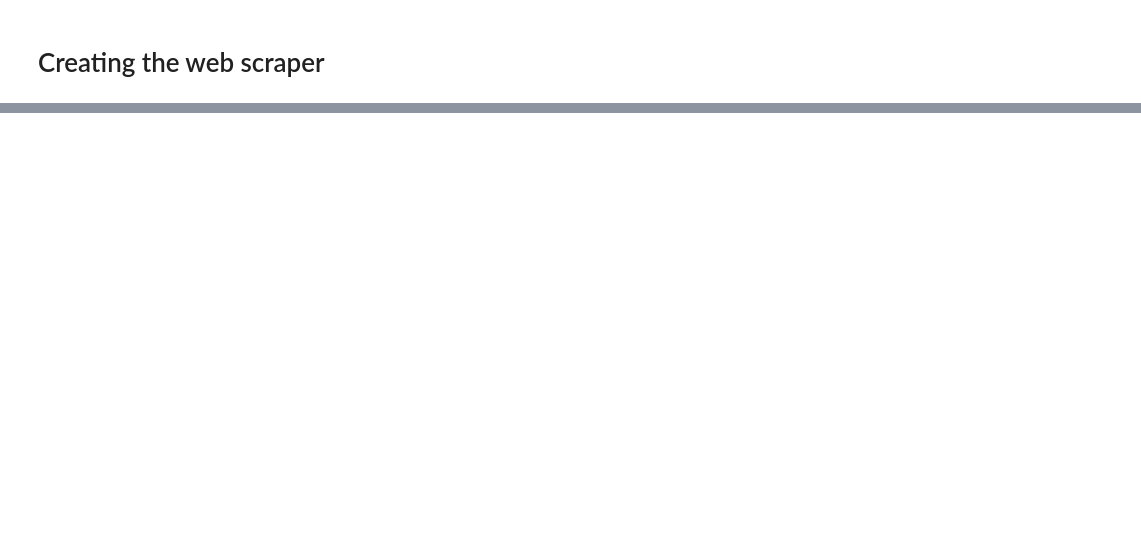
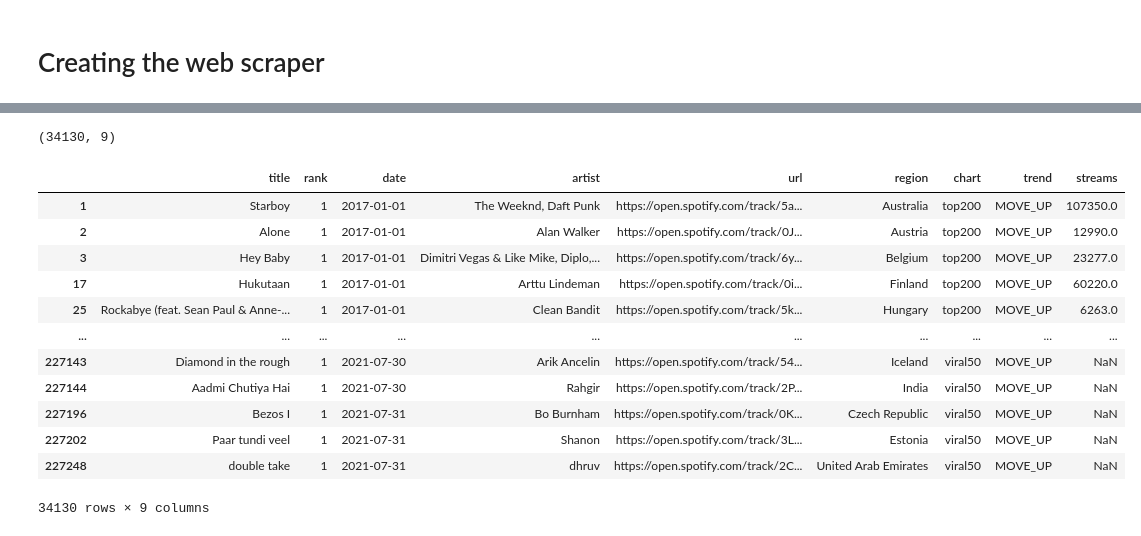
Before and after one commit to HolmQ84/DataScience-ExamProject, a Jupyter notebook: DataScience-SongManagement/JupyterNotebook/Web Scraper for collaborator.ipynb, the cells around one changed output, grey strips where cells are left out. Drawn from its saved outputs; the diff is of its cells as text; code cells hidden in the pictures; blank space fills up the shorter version.

```diff
--- a/DataScience-SongManagement/JupyterNotebook/Web Scraper for collaborator.ipynb
+++ b/DataScience-SongManagement/JupyterNotebook/Web Scraper for collaborator.ipynb
@@ -11,0 +34,2 @@ from bs4 import BeautifulSoup
+# %%
+refined_data = data.loc[(data["rank"] == 1)]
@@ -11,0 +56,20 @@ from bs4 import BeautifulSoup
+# %%
+new_data.shape
+# %% [output]
+(34130, 9)
+# %%
+new_data
+# %% [output]
+|  | title | rank | date | artist | url | region | chart | trend | streams |
+| 1 | Starboy | 1 | 2017-01-01 | The Weeknd, Daft Punk | https://open.spotify.com/track/5a... | Australia | top200 | MOVE_UP | 107350.0 |
+| 2 | Alone | 1 | 2017-01-01 | Alan Walker | https://open.spotify.com/track/0J... | Austria | top200 | MOVE_UP | 12990.0 |
+| 3 | Hey Baby | 1 | 2017-01-01 | Dimitri Vegas & Like Mike, Diplo,... | https://open.spotify.com/track/6y... | Belgium | top200 | MOVE_UP | 23277.0 |
+| 17 | Hukutaan | 1 | 2017-01-01 | Arttu Lindeman | https://open.spotify.com/track/0i... | Finland | top200 | MOVE_UP | 60220.0 |
+| 25 | Rockabye (feat. Sean Paul & Anne-... | 1 | 2017-01-01 | Clean Bandit | https://open.spotify.com/track/5k... | Hungary | top200 | MOVE_UP | 6263.0 |
+| ... | ... | ... | ... | ... | ... | ... | ... | ... | ... |
+| 227143 | Diamond in the rough | 1 | 2021-07-30 | Arik Ancelin | https://open.spotify.com/track/54... | Iceland | viral50 | MOVE_UP | NaN |
+| 227144 | Aadmi Chutiya Hai | 1 | 2021-07-30 | Rahgir | https://open.spotify.com/track/2P... | India | viral50 | MOVE_UP | NaN |
+| 227196 | Bezos I | 1 | 2021-07-31 | Bo Burnham | https://open.spotify.com/track/0K... | Czech Republic | viral50 | MOVE_UP | NaN |
+| 227202 | Paar tundi veel | 1 | 2021-07-31 | Shanon | https://open.spotify.com/track/3L... | Estonia | viral50 | MOVE_UP | NaN |
+| 227248 | double take | 1 | 2021-07-31 | dhruv | https://open.spotify.com/track/2C... | United Arab Emirates | viral50 | MOVE_UP | NaN |
+34130 rows × 9 columns
```
Also changed, not shown: parts of 46 cells of this notebook.
